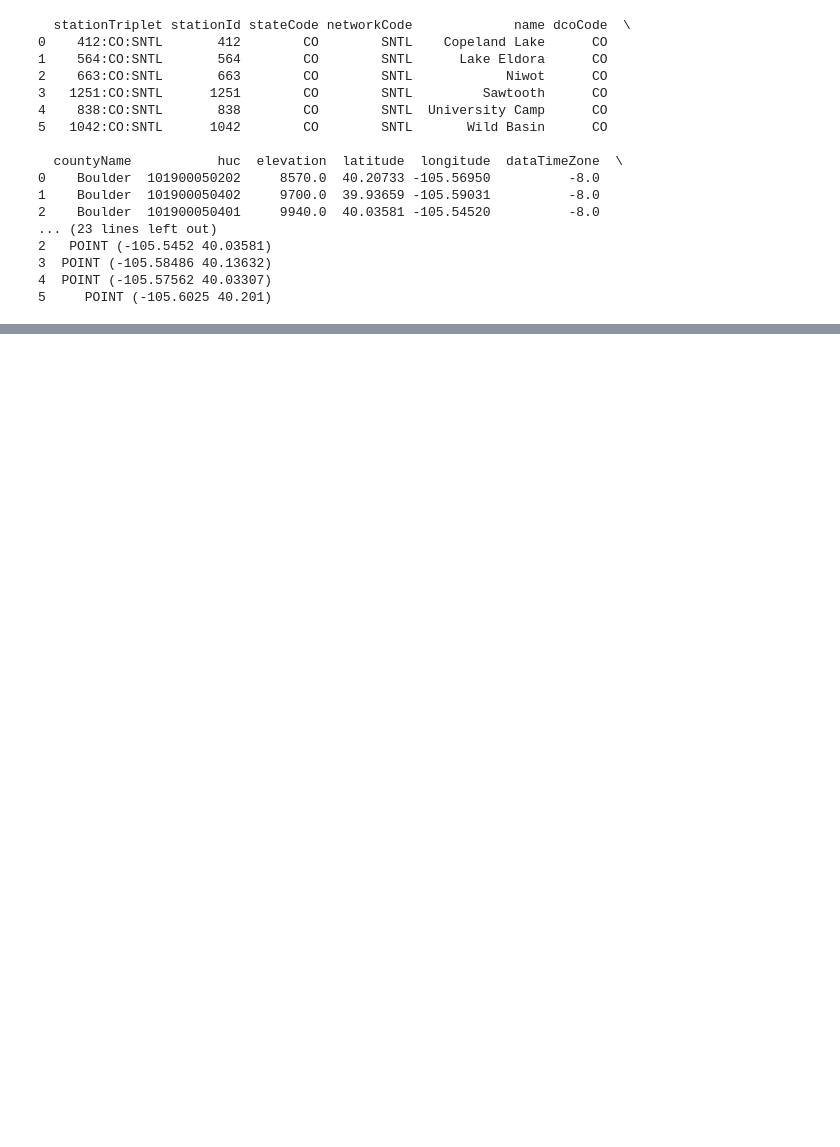
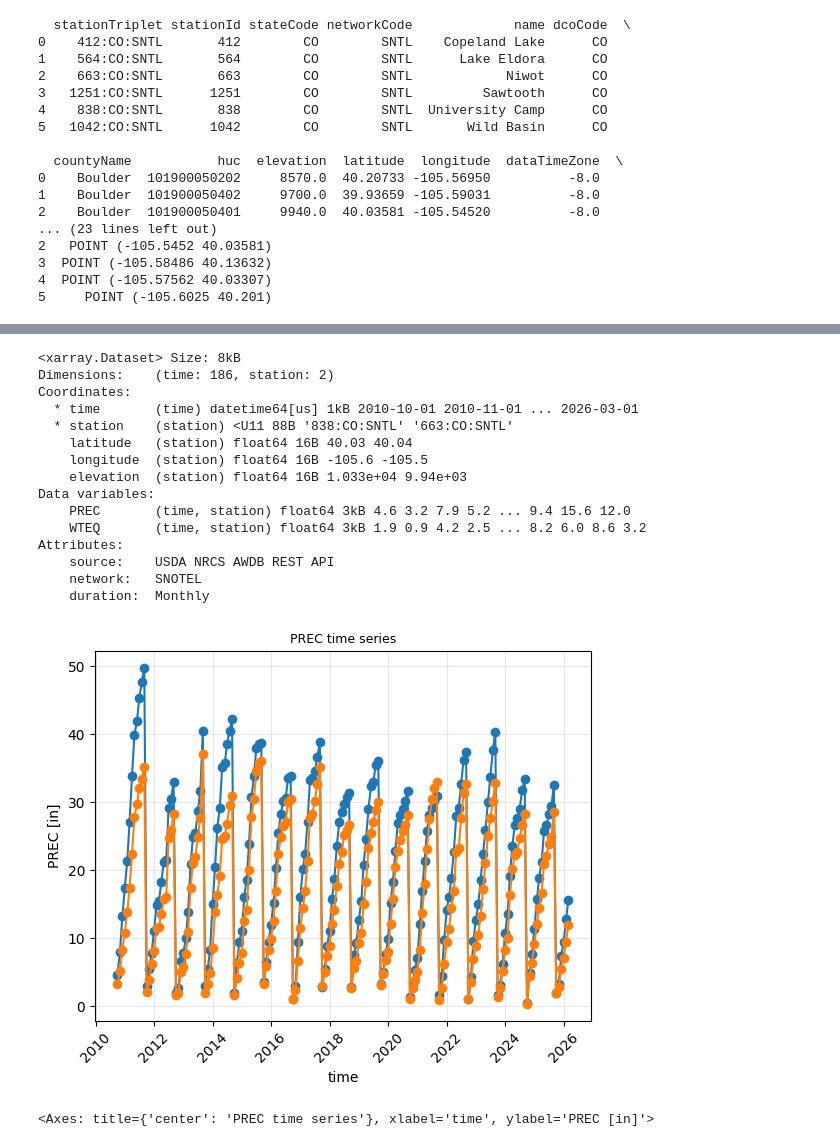
Before and after one commit to tavo7876/snotelpy, a Jupyter notebook: Examples/Examples.ipynb, the cells around one changed output, grey strips where cells are left out. Drawn from its saved outputs; the diff is of its cells as text; code cells hidden in the pictures; blank space fills up the shorter version.

```diff
--- a/Examples/Examples.ipynb
+++ b/Examples/Examples.ipynb
@@ -122,0 +130,23 @@ STD error: nan
+# %%
+#using element timeseries function with precipitation
+ds = sp.fetch_snotel(["838:CO:SNTL",'663:CO:SNTL'],['WTEQ', 'PREC'],duration="Monthly", start_date="2010-10-01", include_coords= True)
+print(ds)
+sp.plot.element_timeseries(ds, 'PREC')
+# %% [output]
+<xarray.Dataset> Size: 8kB
+Dimensions:    (time: 186, station: 2)
+Coordinates:
+  * time       (time) datetime64[us] 1kB 2010-10-01 2010-11-01 ... 2026-03-01
+  * station    (station) <U11 88B '838:CO:SNTL' '663:CO:SNTL'
+    latitude   (station) float64 16B 40.03 40.04
+    longitude  (station) float64 16B -105.6 -105.5
+    elevation  (station) float64 16B 1.033e+04 9.94e+03
+Data variables:
+    PREC       (time, station) float64 3kB 4.6 3.2 7.9 5.2 ... 9.4 15.6 12.0
+    WTEQ       (time, station) float64 3kB 1.9 0.9 4.2 2.5 ... 8.2 6.0 8.6 3.2
+Attributes:
+    source:    USDA NRCS AWDB REST API
+    network:   SNOTEL
+    duration:  Monthly
+[figure, added]
+<Axes: title={'center': 'PREC time series'}, xlabel='time', ylabel='PREC [in]'>
```
Also changed, not shown: parts of 6 cells of this notebook, 1 other file.
